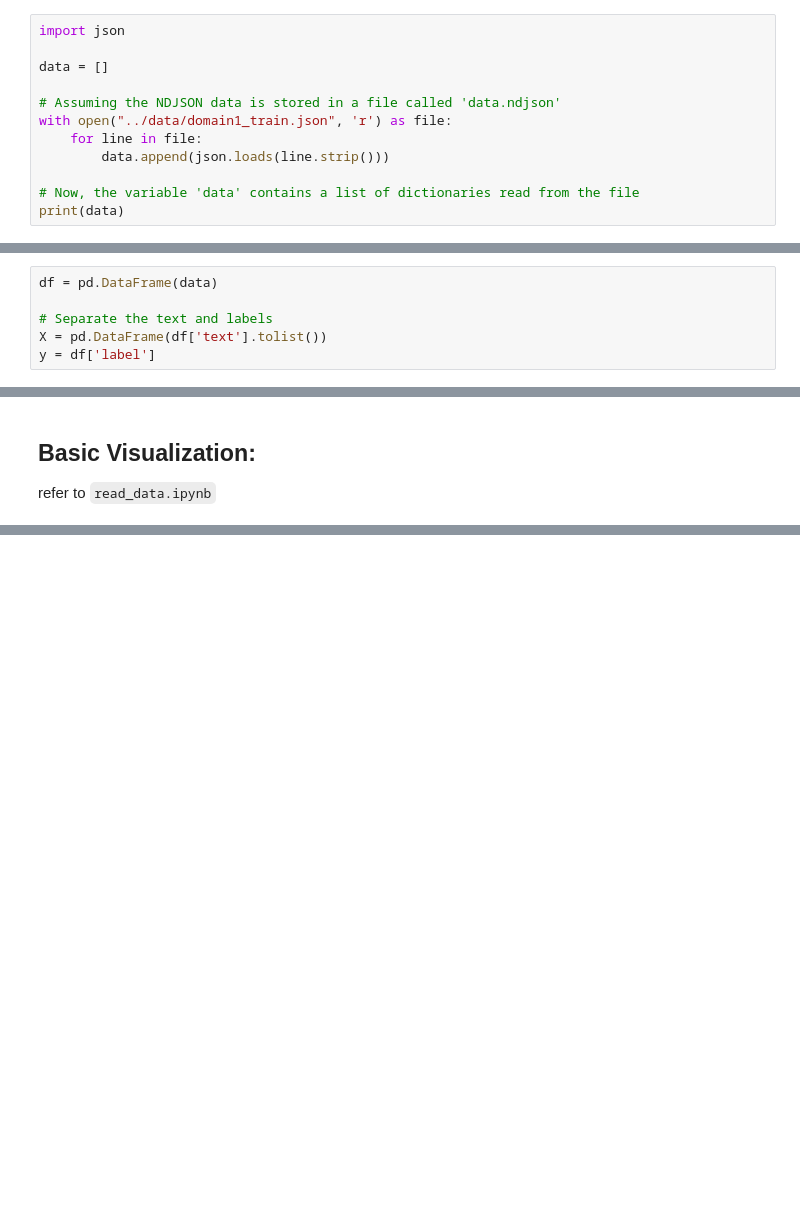
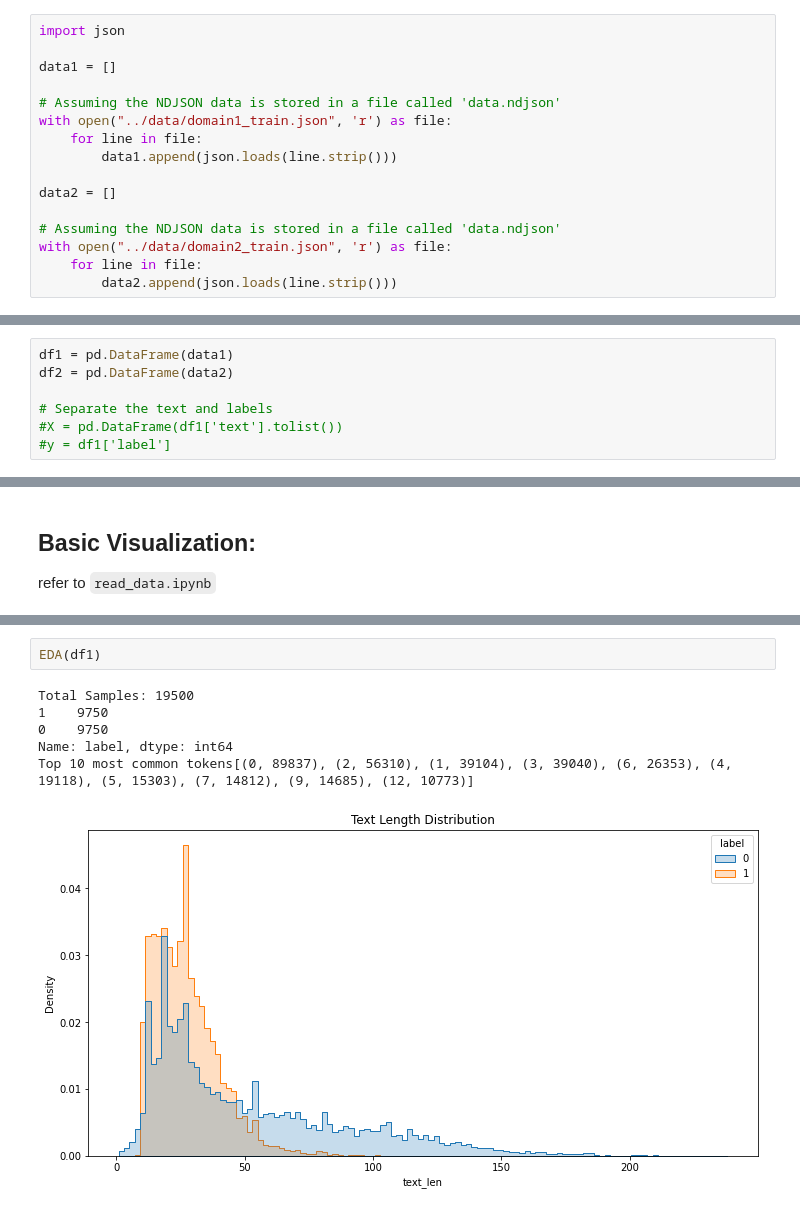
Before and after one commit to hoapple/machine_write_detection, a Jupyter notebook: notebook/EDA.ipynb, the cells around one changed output, grey strips where cells are left out. Saved outputs shown, nothing was run; the diff lists cells and outputs as text; blank space fills up the shorter version.

```diff
--- a/notebook/EDA.ipynb
+++ b/notebook/EDA.ipynb
@@ -37,12 +17,16 @@ If you installed Somoclu with pip on macOS, this typically means missing a linke
 # %%
 import json
 
-data = []
+data1 = []
 
 # Assuming the NDJSON data is stored in a file called 'data.ndjson'
 with open("../data/domain1_train.json", 'r') as file:
     for line in file:
-        data.append(json.loads(line.strip()))
+        data1.append(json.loads(line.strip()))
 
-# Now, the variable 'data' contains a list of dictionaries read from the file
-print(data)
+data2 = []
+
+# Assuming the NDJSON data is stored in a file called 'data.ndjson'
+with open("../data/domain2_train.json", 'r') as file:
+    for line in file:
+        data2.append(json.loads(line.strip()))
@@ -51,6 +33,7 @@ print(data)
 # %%
-df = pd.DataFrame(data)
+df1 = pd.DataFrame(data1)
+df2 = pd.DataFrame(data2)
 
 # Separate the text and labels
-X = pd.DataFrame(df['text'].tolist())
-y = df['label']
+#X = pd.DataFrame(df1['text'].tolist())
+#y = df1['label']
@@ -59,0 +120,9 @@ refer to `read_data.ipynb`
+# %%
+EDA(df1)
+# %% [output]
+Total Samples: 19500
+1    9750
+0    9750
+Name: label, dtype: int64
+Top 10 most common tokens[(0, 89837), (2, 56310), (1, 39104), (3, 39040), (6, 26353), (4, 19118), (5, 15303), (7, 14812), (9, 14685), (12, 10773)]
+[figure, added]
```
Also changed, not shown: parts of 21 cells of this notebook, 1 other file.
